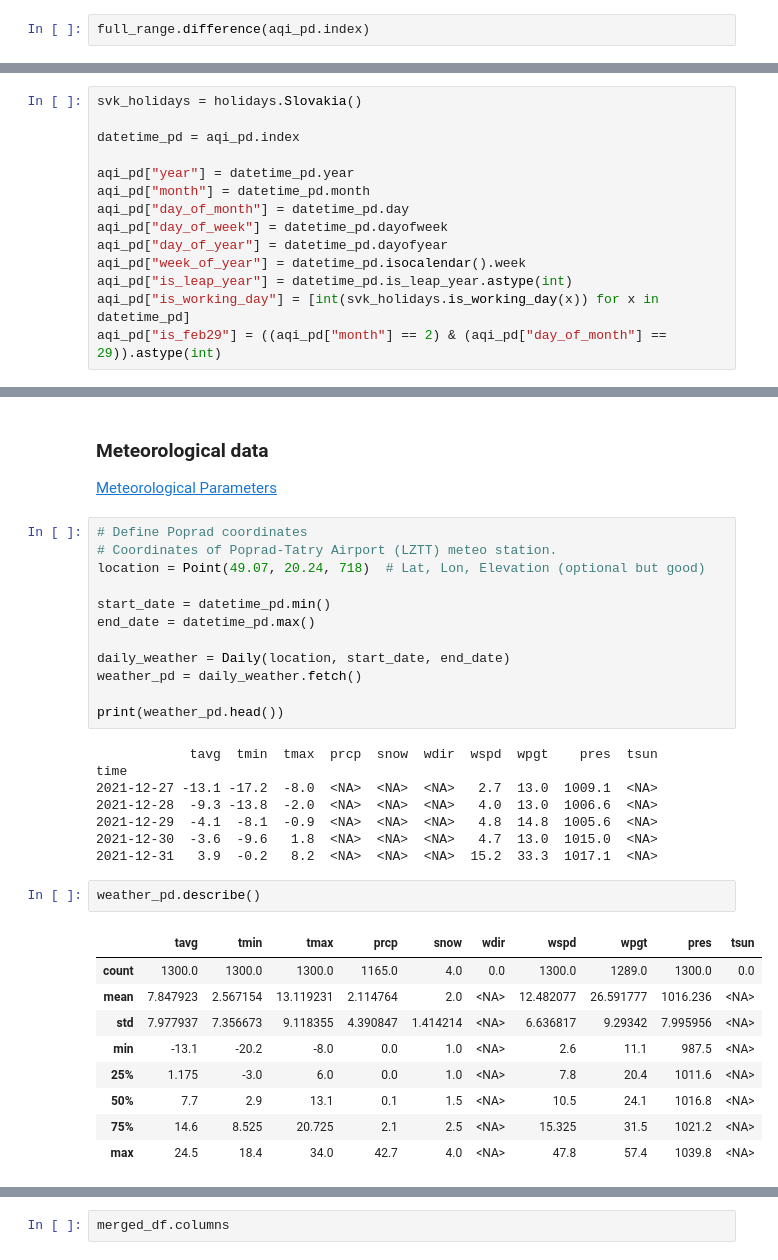
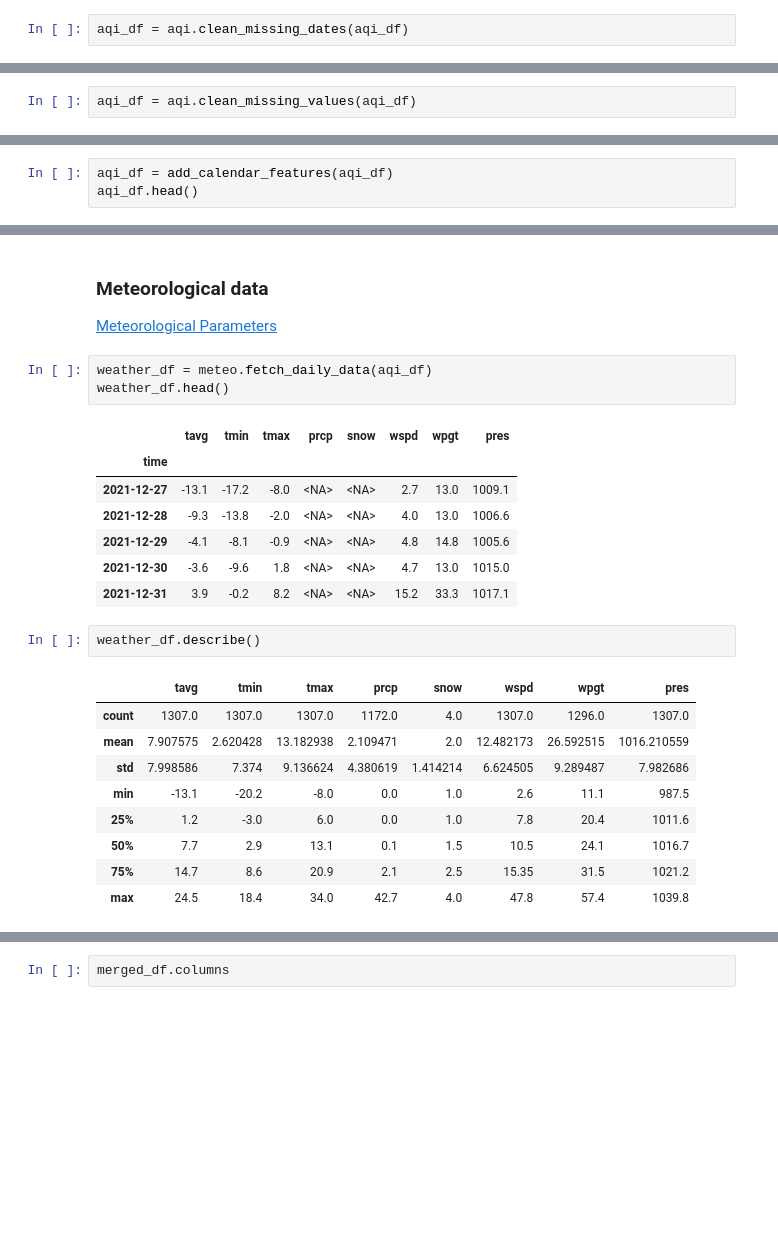
Before and after one commit to MartinRajniak/Air-Quality-Prediction, a Jupyter notebook: notebooks/air_quality_prediction.ipynb, the cells around one changed output, grey strips where cells are left out. Saved outputs shown, nothing was run; the diff lists cells and outputs as text; blank space fills up the shorter version.

```diff
--- a/notebooks/air_quality_prediction.ipynb
+++ b/notebooks/air_quality_prediction.ipynb
@@ -101,3 +113,3 @@ aqi_pd = aqi_pd.sort_index()
 # %%
-full_range.difference(aqi_pd.index)
+aqi_df = aqi.clean_missing_dates(aqi_df)
 # %% [output]
@@ -126,0 +120,2 @@ dtype: int64
+# %%
+aqi_df = aqi.clean_missing_values(aqi_df)
@@ -129,16 +139,5 @@ dtype: int64
 # %% [markdown]
 ### Calendar Features
 # %%
-svk_holidays = holidays.Slovakia()
-
-datetime_pd = aqi_pd.index
-
-aqi_pd["year"] = datetime_pd.year
-aqi_pd["month"] = datetime_pd.month
-aqi_pd["day_of_month"] = datetime_pd.day
-aqi_pd["day_of_week"] = datetime_pd.dayofweek
-aqi_pd["day_of_year"] = datetime_pd.dayofyear
-aqi_pd["week_of_year"] = datetime_pd.isocalendar().week
-aqi_pd["is_leap_year"] = datetime_pd.is_leap_year.astype(int)
-aqi_pd["is_working_day"] = [int(svk_holidays.is_working_day(x)) for x in datetime_pd]
-aqi_pd["is_feb29"] = ((aqi_pd["month"] == 2) & (aqi_pd["day_of_month"] == 29)).astype(int)
+aqi_df = add_calendar_features(aqi_df)
+aqi_df.head()
@@ -153,34 +159,25 @@ into sine and cosine components to preserve the cyclical nature and avoid arbitr
 
 [Meteorological Parameters](https://dev.meteostat.net/formats.html#meteorological-parameters)
 # %%
-# Define Poprad coordinates
-# Coordinates of Poprad-Tatry Airport (LZTT) meteo station.
-location = Point(49.07, 20.24, 718)  # Lat, Lon, Elevation (optional but good)
-
-start_date = datetime_pd.min()
-end_date = datetime_pd.max()
-
-daily_weather = Daily(location, start_date, end_date)
-weather_pd = daily_weather.fetch()
-
-print(weather_pd.head())
+weather_df = meteo.fetch_daily_data(aqi_df)
+weather_df.head()
 # %% [output]
-            tavg  tmin  tmax  prcp  snow  wdir  wspd  wpgt    pres  tsun
-time
-2021-12-27 -13.1 -17.2  -8.0  <NA>  <NA>  <NA>   2.7  13.0  1009.1  <NA>
-2021-12-28  -9.3 -13.8  -2.0  <NA>  <NA>  <NA>   4.0  13.0  1006.6  <NA>
-2021-12-29  -4.1  -8.1  -0.9  <NA>  <NA>  <NA>   4.8  14.8  1005.6  <NA>
-2021-12-30  -3.6  -9.6   1.8  <NA>  <NA>  <NA>   4.7  13.0  1015.0  <NA>
-2021-12-31   3.9  -0.2   8.2  <NA>  <NA>  <NA>  15.2  33.3  1017.1  <NA>
+|  | tavg | tmin | tmax | prcp | snow | wspd | wpgt | pres |
+| time |  |  |  |  |  |  |  |  |
+| 2021-12-27 | -13.1 | -17.2 | -8.0 | <NA> | <NA> | 2.7 | 13.0 | 1009.1 |
+| 2021-12-28 | -9.3 | -13.8 | -2.0 | <NA> | <NA> | 4.0 | 13.0 | 1006.6 |
+| 2021-12-29 | -4.1 | -8.1 | -0.9 | <NA> | <NA> | 4.8 | 14.8 | 1005.6 |
+| 2021-12-30 | -3.6 | -9.6 | 1.8 | <NA> | <NA> | 4.7 | 13.0 | 1015.0 |
+| 2021-12-31 | 3.9 | -0.2 | 8.2 | <NA> | <NA> | 15.2 | 33.3 | 1017.1 |
 # %%
-weather_pd.describe()
+weather_df.describe()
 # %% [output]
-|  | tavg | tmin | tmax | prcp | snow | wdir | wspd | wpgt | pres | tsun |
-| count | 1300.0 | 1300.0 | 1300.0 | 1165.0 | 4.0 | 0.0 | 1300.0 | 1289.0 | 1300.0 | 0.0 |
-| mean | 7.847923 | 2.567154 | 13.119231 | 2.114764 | 2.0 | <NA> | 12.482077 | 26.591777 | 1016.236 | <NA> |
-| std | 7.977937 | 7.356673 | 9.118355 | 4.390847 | 1.414214 | <NA> | 6.636817 | 9.29342 | 7.995956 | <NA> |
-| min | -13.1 | -20.2 | -8.0 | 0.0 | 1.0 | <NA> | 2.6 | 11.1 | 987.5 | <NA> |
-| 25% | 1.175 | -3.0 | 6.0 | 0.0 | 1.0 | <NA> | 7.8 | 20.4 | 1011.6 | <NA> |
-| 50% | 7.7 | 2.9 | 13.1 | 0.1 | 1.5 | <NA> | 10.5 | 24.1 | 1016.8 | <NA> |
-| 75% | 14.6 | 8.525 | 20.725 | 2.1 | 2.5 | <NA> | 15.325 | 31.5 | 1021.2 | <NA> |
-| max | 24.5 | 18.4 | 34.0 | 42.7 | 4.0 | <NA> | 47.8 | 57.4 | 1039.8 | <NA> |
+|  | tavg | tmin | tmax | prcp | snow | wspd | wpgt | pres |
+| count | 1307.0 | 1307.0 | 1307.0 | 1172.0 | 4.0 | 1307.0 | 1296.0 | 1307.0 |
+| mean | 7.907575 | 2.620428 | 13.182938 | 2.109471 | 2.0 | 12.482173 | 26.592515 | 1016.210559 |
+| std | 7.998586 | 7.374 | 9.136624 | 4.380619 | 1.414214 | 6.624505 | 9.289487 | 7.982686 |
+| min | -13.1 | -20.2 | -8.0 | 0.0 | 1.0 | 2.6 | 11.1 | 987.5 |
+| 25% | 1.2 | -3.0 | 6.0 | 0.0 | 1.0 | 7.8 | 20.4 | 1011.6 |
+| 50% | 7.7 | 2.9 | 13.1 | 0.1 | 1.5 | 10.5 | 24.1 | 1016.7 |
+| 75% | 14.7 | 8.6 | 20.9 | 2.1 | 2.5 | 15.35 | 31.5 | 1021.2 |
+| max | 24.5 | 18.4 | 34.0 | 42.7 | 4.0 | 47.8 | 57.4 | 1039.8 |
```
Also changed, not shown: parts of 53 cells of this notebook, 12 other files.
